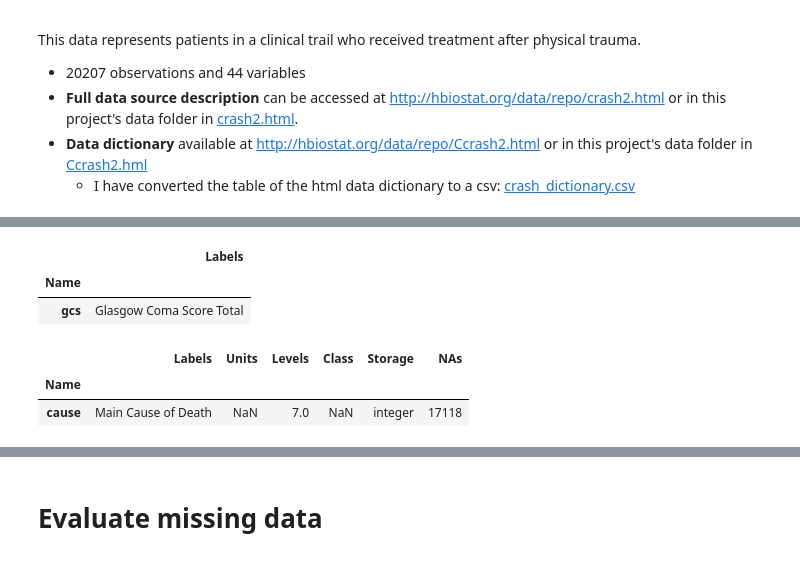
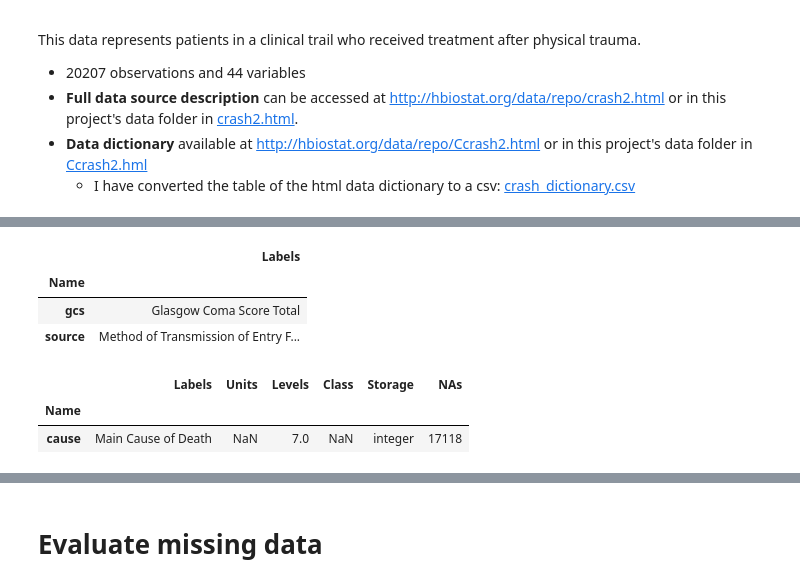
Before and after one commit to JasonSecrestBMX/jsecrest-datascience-demo, a Jupyter notebook: Vanderbilt-Crash/01-crash2_cleaning.ipynb, the cells around one changed output, grey strips where cells are left out. Saved outputs shown, nothing was run; the diff lists cells and outputs as text; code cells hidden in the pictures.

Commit message:
Update 01-crash2_cleaning.ipynb
added several ETL steps

```diff
--- a/Vanderbilt-Crash/01-crash2_cleaning.ipynb
+++ b/Vanderbilt-Crash/01-crash2_cleaning.ipynb
@@ -25,17 +28,18 @@ pn.extension()
 # %%
 
 #import the data dictionary using a custom module
 # import sys
 # sys.path.append('./')
 import crash_dictionary
 crash_info = crash_dictionary.CrashDict('./data/crash_dictionary.csv')
-display(crash_info.get_labels('gcs'))
+display(crash_info.get_labels(['gcs','source']))
 display(crash_info.get_details('cause'))
 # crash_info.get_df()
 # %% [output]
 |  | Labels |
 | Name |  |
 | gcs | Glasgow Coma Score Total |
+| source | Method of Transmission of Entry F... |
 |  | Labels | Units | Levels | Class | Storage | NAs |
 | Name |  |  |  |  |  |  |
 | cause | Main Cause of Death | NaN | 7.0 | NaN | integer | 17118 |
```
Also changed, not shown: parts of 42 cells of this notebook.
